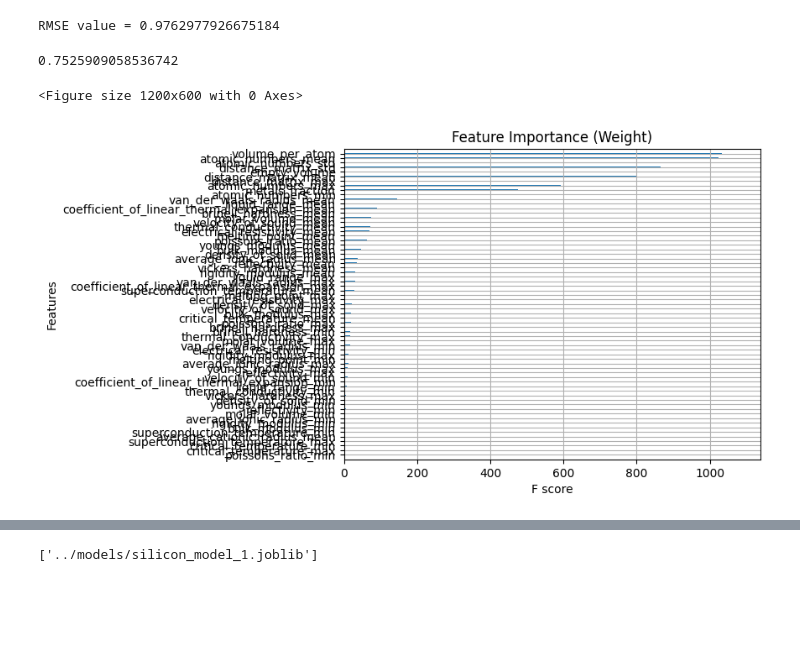
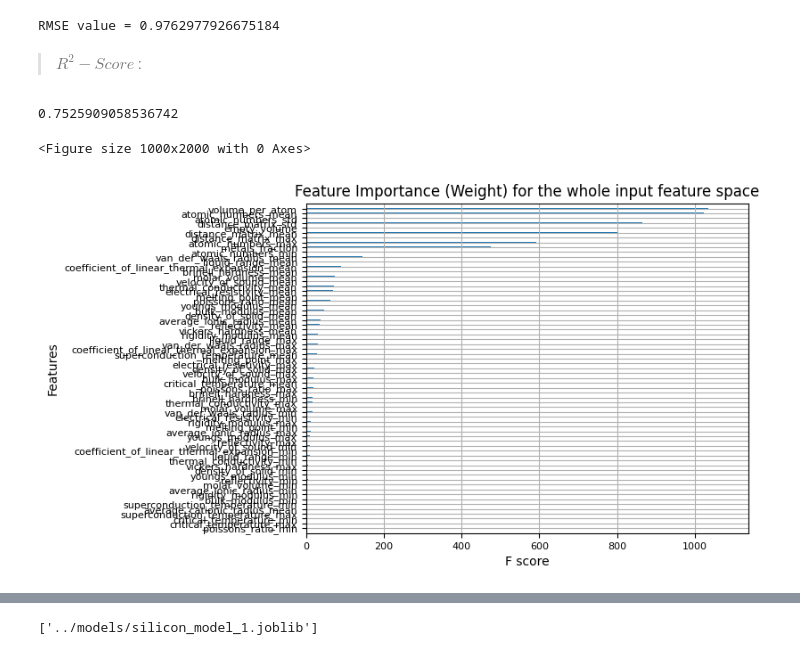
Before and after one commit to Bwhiz/Semiconductor-Energy-Bandgap-ML, a Jupyter notebook: src/model_silicon.ipynb, the cells around one changed output, grey strips where cells are left out. Cells and saved outputs as stored; diff of their text form; code cells hidden in the pictures; blank space fills up the shorter version.

Commit message:
created viz and assets folder

```diff
--- a/src/model_silicon.ipynb
+++ b/src/model_silicon.ipynb
@@ -202,3 +187,5 @@ from sklearn.metrics import r2_score
+# %% [markdown]
+> $R^2 - Score$ :
 # %%
 r2 = r2_score(y_test, predictions)
 # %%
@@ -206,9 +193,12 @@ r2
 # %% [output]
 0.7525909058536742
 # %%
-plt.figure(figsize=(12, 6))
-xgb.plot_importance(model, importance_type='weight', show_values=False, title='Feature Importance (Weight)')
-plt.show()
+plt.figure(figsize=(10, 20))
+ax = xgb.plot_importance(model, importance_type='weight', show_values=False, title='Feature Importance (Weight) for the whole input feature space')
+ax.tick_params(axis='both', which='major', labelsize=8)
+
+# saving the image
+plt.savefig("../assets/feature_importance_95ftrs.jpg", bbox_inches='tight')
 # %% [output]
-<Figure size 1200x600 with 0 Axes>
+<Figure size 1000x2000 with 0 Axes>
-[figure, old version]
+[figure, new version]
```
Also changed, not shown: parts of 28 cells of this notebook, 4 other files.
